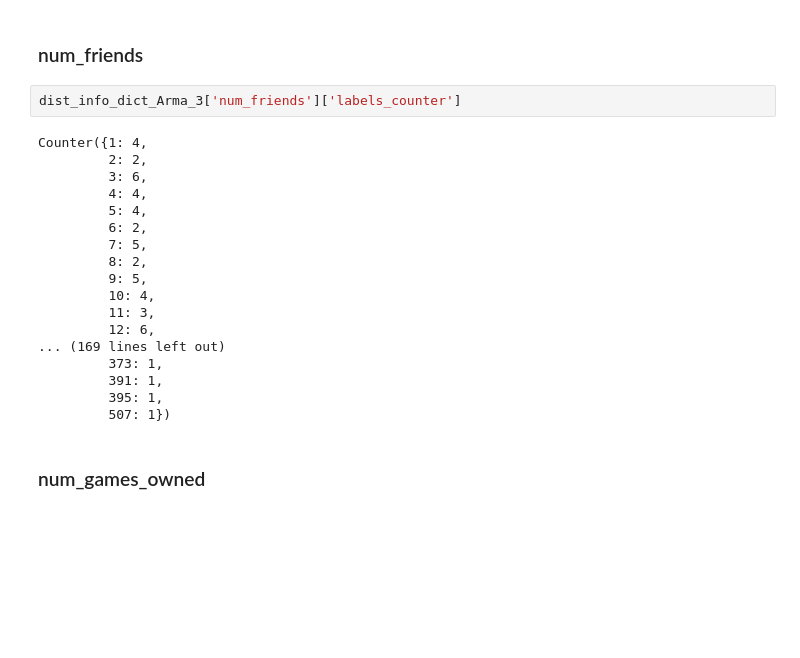
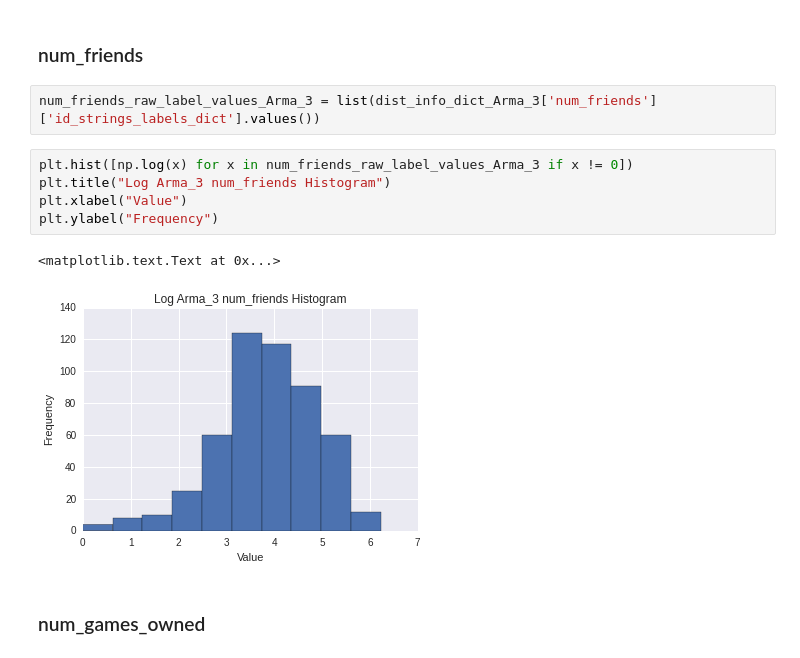
Before and after one commit to mulhod/reviewer_experience_prediction, a Jupyter notebook: jupyter_notebooks/Exploring_Label_Distribution.ipynb, the cells around one changed output. Drawn from its saved outputs; the diff is of its cells as text; blank space fills up the shorter version.

```diff
--- a/jupyter_notebooks/Exploring_Label_Distribution.ipynb
+++ b/jupyter_notebooks/Exploring_Label_Distribution.ipynb
@@ -508,26 +530,16 @@ Counter({0: 494,
          30: 1})
 # %% [markdown]
 ### num_friends
-# %%
-dist_info_dict_Arma_3['num_friends']['labels_counter']
-# %% [output]
-Counter({1: 4,
-         2: 2,
-         3: 6,
-         4: 4,
-         5: 4,
-         6: 2,
-         7: 5,
-         8: 2,
-         9: 5,
-         10: 4,
-         11: 3,
-         12: 6,
-... (169 lines left out)
-         373: 1,
-         391: 1,
-         395: 1,
-         507: 1})
+# %%
+num_friends_raw_label_values_Arma_3 = list(dist_info_dict_Arma_3['num_friends']['id_strings_labels_dict'].values())
+# %%
+plt.hist([np.log(x) for x in num_friends_raw_label_values_Arma_3 if x != 0])
+plt.title("Log Arma_3 num_friends Histogram")
+plt.xlabel("Value")
+plt.ylabel("Frequency")
+# %% [output]
+<matplotlib.text.Text at 0x...>
+[figure, added]
 # %% [markdown]
 ### num_games_owned
 # %%
```
Also changed, not shown: parts of 5 cells of this notebook, 2 other files.
